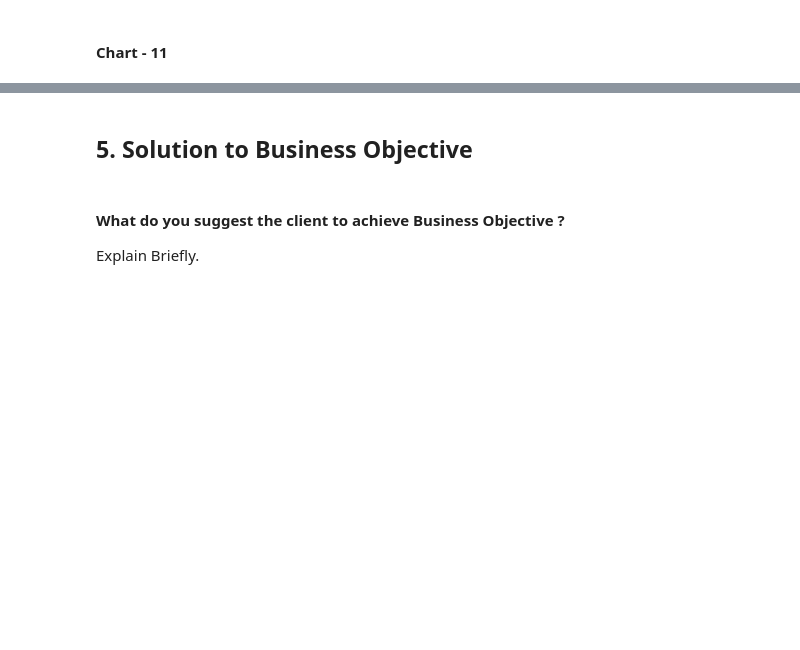
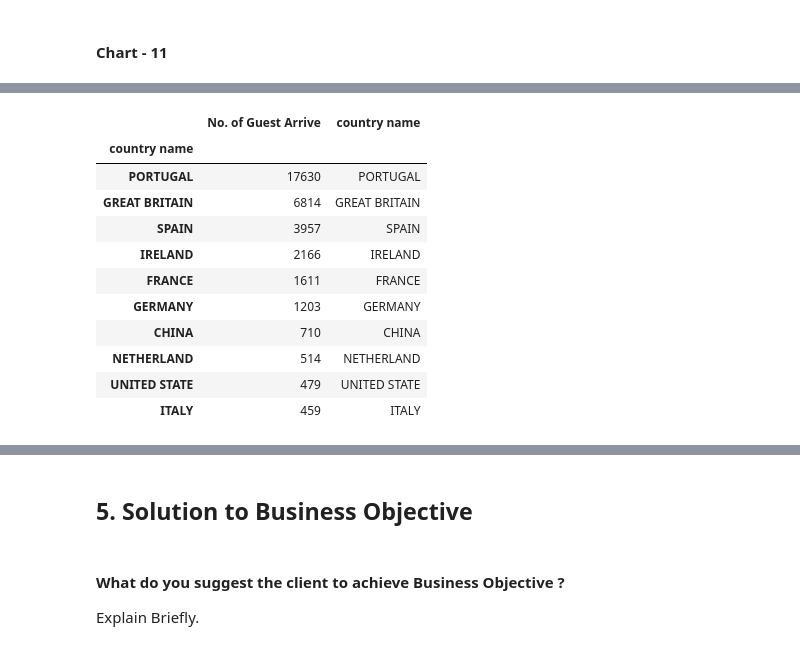
Before and after one commit to mayank-garg-depug/Birthday-greeting-card, a Jupyter notebook: EDA_Hotel_Booking_.ipynb, the cells around one changed output, grey strips where cells are left out. Cells and saved outputs as stored; diff of their text form; code cells hidden in the pictures; blank space fills up the shorter version.

```diff
--- a/EDA_Hotel_Booking_.ipynb
+++ b/EDA_Hotel_Booking_.ipynb
@@ -950,5 +1002,29 @@ Text(0.5, 0, 'HOTEL')
 # %%
 # Top 10 country from where lead is genrated to book Resort hotel
 df_resort_hotel=df_set[df_set['hotel']=='Resort Hotel'][['country']]
 df_resort_hotel=df_resort_hotel.value_counts()
 df_resort_hotel=df_resort_hotel.head(10)
+df_resort_hotel=pd.DataFrame(df_resort_hotel)
+
+country_name_list=[]
+for i in df_resort_hotel.index:
+  country_name_list.append(dict_country[i[0]])
+country_name_list
+
+df_resort_hotel.insert(1, "country name", country_name_list, True)
+df_resort_hotel.index=df_resort_hotel['country name']
+df_resort_hotel.rename(columns = {0:'No. of Guest Arrive'}, inplace = True)
+df_resort_hotel
+# %% [output]
+|  | No. of Guest Arrive | country name |
+| country name |  |  |
+| PORTUGAL | 17630 | PORTUGAL |
+| GREAT BRITAIN | 6814 | GREAT BRITAIN |
+| SPAIN | 3957 | SPAIN |
+| IRELAND | 2166 | IRELAND |
+| FRANCE | 1611 | FRANCE |
+| GERMANY | 1203 | GERMANY |
+| CHINA | 710 | CHINA |
+| NETHERLAND | 514 | NETHERLAND |
+| UNITED STATE | 479 | UNITED STATE |
+| ITALY | 459 | ITALY |
```
Also changed, not shown: parts of 25 cells of this notebook.
